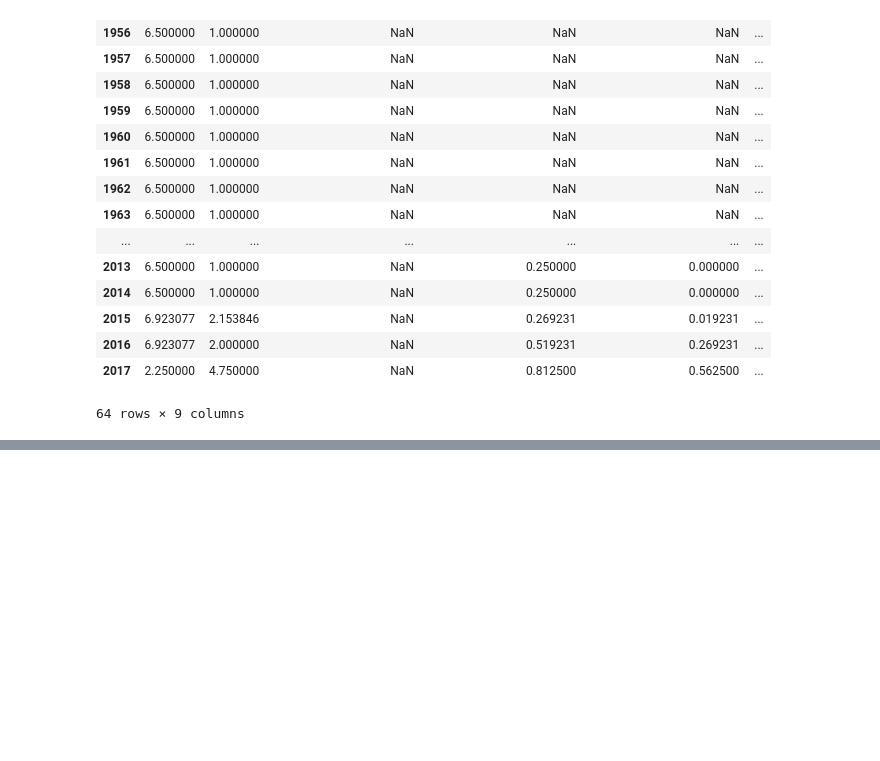
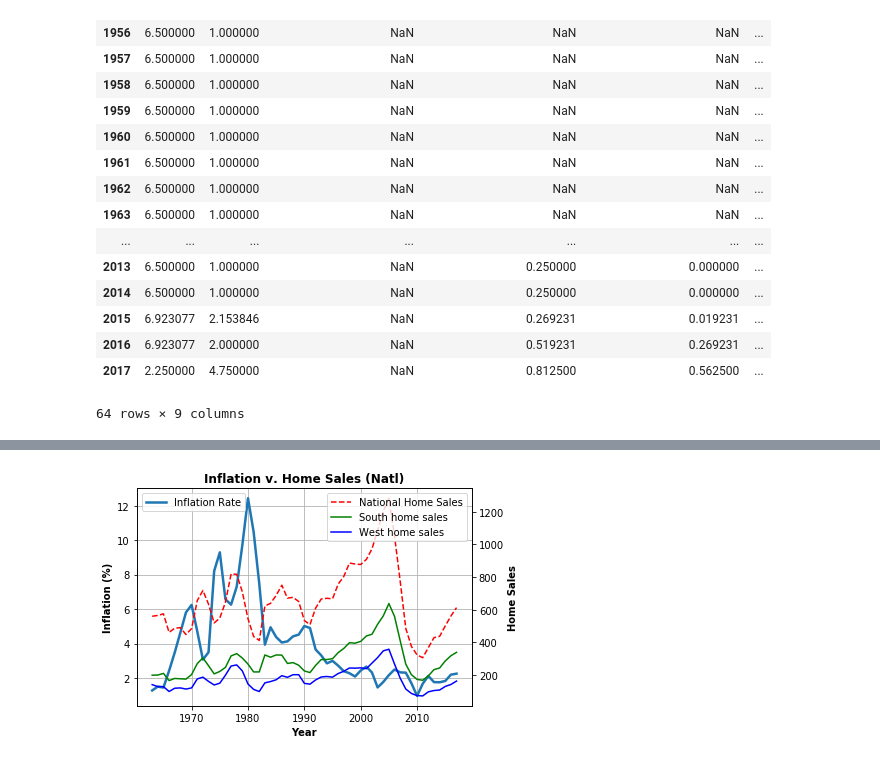
Before and after one commit to CarlosCocuy/ProjectRepo, a Jupyter notebook: data_cleaning_fed_funds.ipynb, the cells around one changed output, grey strips where cells are left out. Cells and saved outputs as stored; diff of their text form; code cells hidden in the pictures; blank space fills up the shorter version.

```diff
--- a/data_cleaning_fed_funds.ipynb
+++ b/data_cleaning_fed_funds.ipynb
@@ -33,0 +86,32 @@ fed_df.groupby(fed_df["Year"]).mean()
+# %%
+#Create a line chart of inflation (above) and home sales per year from 1963-2018
+home_sales=[]
+south_sales=[]
+west_sales=[]
+for sale in S_W_Inflation_df["United States home sales"]:
+    int_US_sales=int(sale)
+    home_sales.append(int_US_sales)
+for sale in S_W_Inflation_df["South home sales"]:
+    int_south_sales=int(sale)
+    south_sales.append(int_south_sales)
+for sale in S_W_Inflation_df["West home sales"]:
+    int_west_sales=int(sale)
+    west_sales.append(int_west_sales)
+fig, ax1=plt.subplots()
+x=np.arange(1963,2018)
+n=S_W_Inflation_df["Inflation Rate"]
+ax1.plot(x,n, linewidth=2.5)
+ax2=ax1.twinx()
+ax2.plot(x,S_W_Inflation_df["United States home sales"],color="r", linestyle="--",label="National Home Sales")
+ax2.plot(x,S_W_Inflation_df["South home sales"], color="g", label="South home sales")
+ax2.plot(x,S_W_Inflation_df["West home sales"], color="b", label="West home sales")
+ax1.grid()
+ax1.legend(loc=2)
+ax2.legend(loc=1)
+ax1.set_title("Inflation v. Home Sales (Natl)", fontweight="bold")
+ax1.set_xlabel("Year", fontweight="bold")
+ax1.set_ylabel("Inflation (%)", fontweight="bold")
+ax2.set_ylabel("Home Sales", fontweight="bold")
+plt.savefig("Graph Images/Inflation_Home_Sales_john.png")
+# %% [output]
+[figure, added]
```
Also changed, not shown: parts of 6 cells of this notebook, 2 other files.
